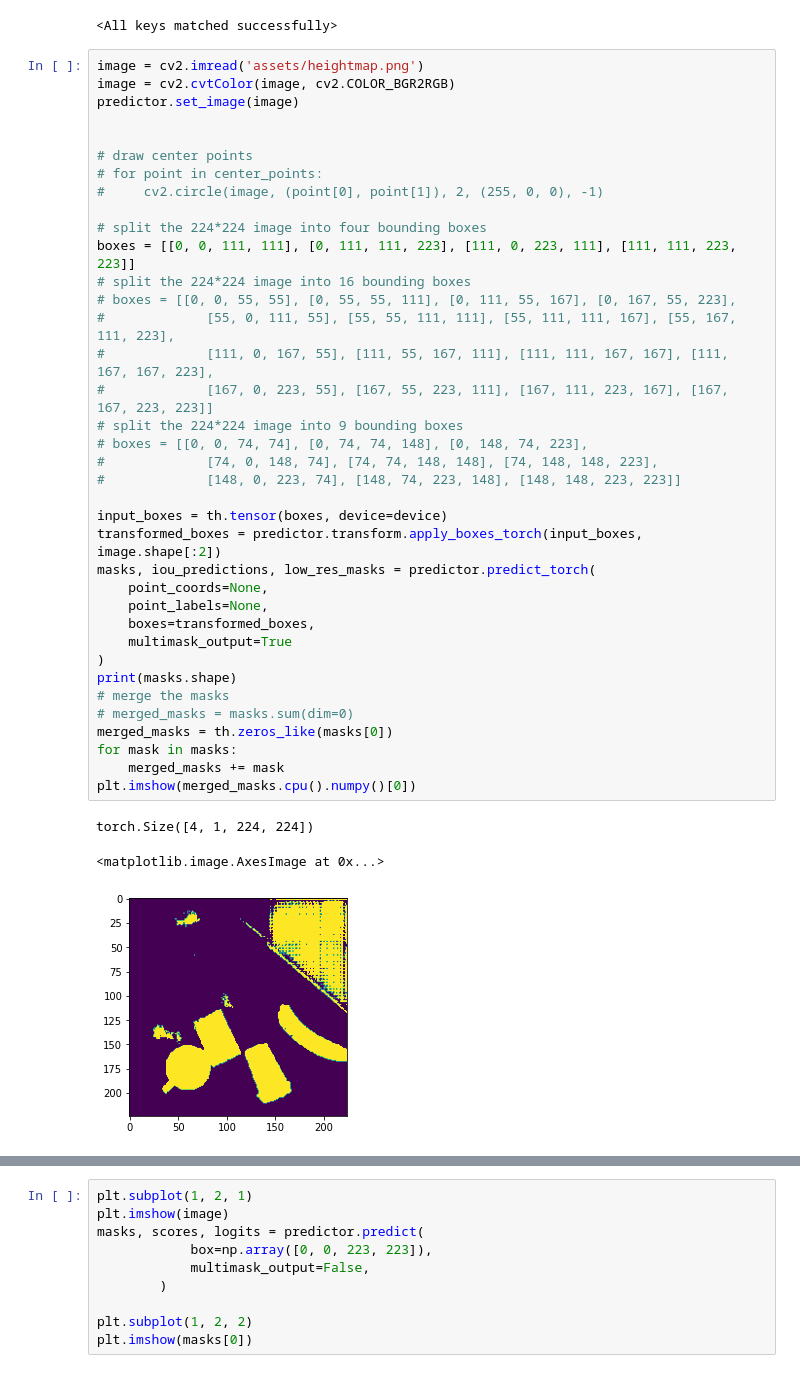
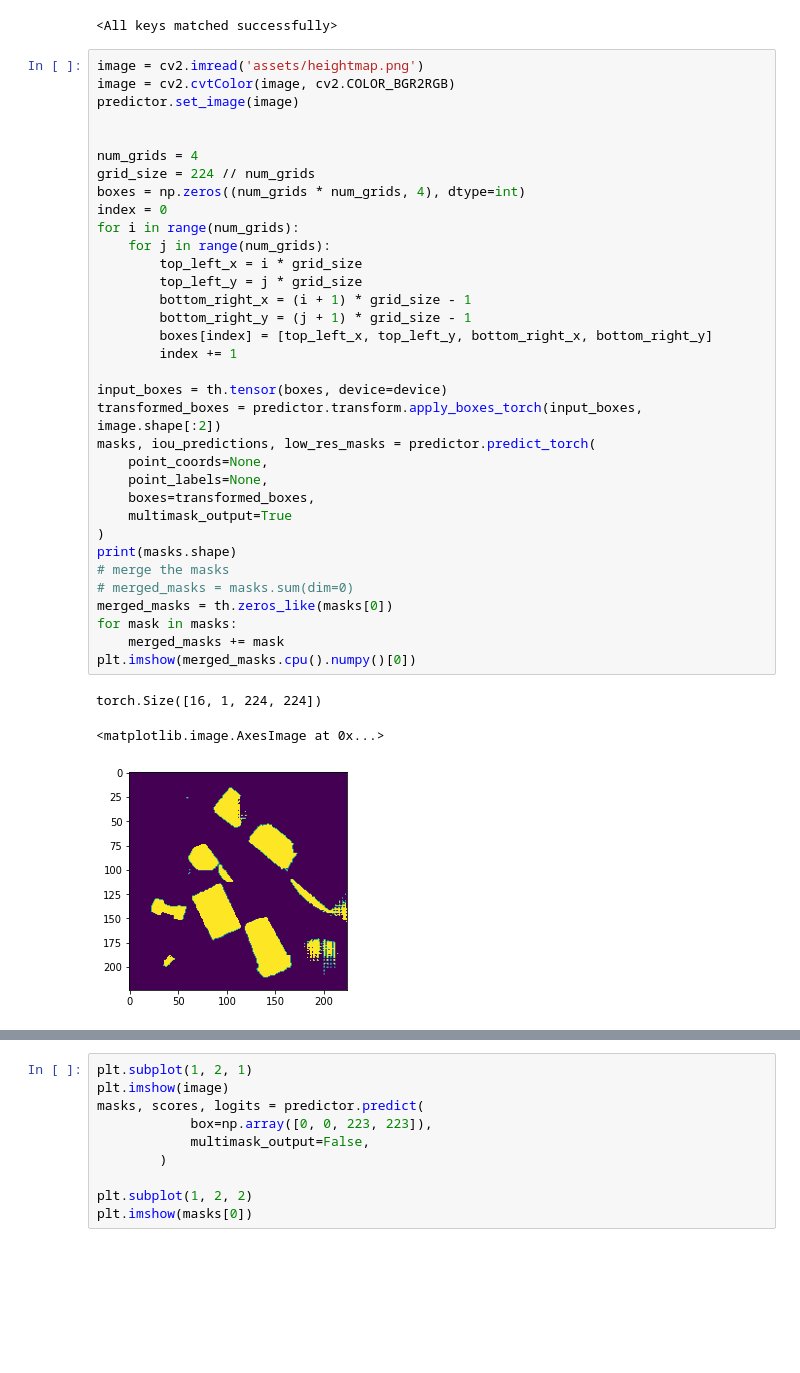
Before and after one commit to yuanmingqi/SAMG, a Jupyter notebook: test.ipynb, the cells around one changed output, grey strips where cells are left out. Drawn from its saved outputs; the diff is of its cells as text; blank space fills up the shorter version.

```diff
--- a/test.ipynb
+++ b/test.ipynb
@@ -59,44 +59,41 @@ def show_anns(anns):
     ax.imshow(img)
 # %% [output]
 <All keys matched successfully>
-# %%
-image = cv2.imread('assets/heightmap.png')
-image = cv2.cvtColor(image, cv2.COLOR_BGR2RGB)
-predictor.set_image(image)
-
-
-# draw center points
-# for point in center_points:
-#     cv2.circle(image, (point[0], point[1]), 2, (255, 0, 0), -1)
-
-# split the 224*224 image into four bounding boxes
-boxes = [[0, 0, 111, 111], [0, 111, 111, 223], [111, 0, 223, 111], [111, 111, 223, 223]]
-# split the 224*224 image into 16 bounding boxes
-# boxes = [[0, 0, 55, 55], [0, 55, 55, 111], [0, 111, 55, 167], [0, 167, 55, 223],
-#             [55, 0, 111, 55], [55, 55, 111, 111], [55, 111, 111, 167], [55, 167, 111, 223],
-#             [111, 0, 167, 55], [111, 55, 167, 111], [111, 111, 167, 167], [111, 167, 167, 223],
-#             [167, 0, 223, 55], [167, 55, 223, 111], [167, 111, 223, 167], [167, 167, 223, 223]]
-# split the 224*224 image into 9 bounding boxes
-# boxes = [[0, 0, 74, 74], [0, 74, 74, 148], [0, 148, 74, 223],
-#             [74, 0, 148, 74], [74, 74, 148, 148], [74, 148, 148, 223],
-#             [148, 0, 223, 74], [148, 74, 223, 148], [148, 148, 223, 223]]
-
-input_boxes = th.tensor(boxes, device=device)
-transformed_boxes = predictor.transform.apply_boxes_torch(input_boxes, image.shape[:2])
-masks, iou_predictions, low_res_masks = predictor.predict_torch(
-    point_coords=None,
-    point_labels=None,
-    boxes=transformed_boxes,
-    multimask_output=True
-)
-print(masks.shape)
-# merge the masks
-# merged_masks = masks.sum(dim=0)
-merged_masks = th.zeros_like(masks[0])
-for mask in masks:
-    merged_masks += mask
-plt.imshow(merged_masks.cpu().numpy()[0])
-# %% [output]
-torch.Size([4, 1, 224, 224])
-<matplotlib.image.AxesImage at 0x...>
-[figure, removed]
+# %%
+image = cv2.imread('assets/heightmap.png')
+image = cv2.cvtColor(image, cv2.COLOR_BGR2RGB)
+predictor.set_image(image)
+
+
+num_grids = 4
+grid_size = 224 // num_grids
+boxes = np.zeros((num_grids * num_grids, 4), dtype=int)
+index = 0
+for i in range(num_grids):
+    for j in range(num_grids):
+        top_left_x = i * grid_size
+        top_left_y = j * grid_size
+        bottom_right_x = (i + 1) * grid_size - 1
+        bottom_right_y = (j + 1) * grid_size - 1
+        boxes[index] = [top_left_x, top_left_y, bottom_right_x, bottom_right_y]
+        index += 1
+
+input_boxes = th.tensor(boxes, device=device)
+transformed_boxes = predictor.transform.apply_boxes_torch(input_boxes, image.shape[:2])
+masks, iou_predictions, low_res_masks = predictor.predict_torch(
+    point_coords=None,
+    point_labels=None,
+    boxes=transformed_boxes,
+    multimask_output=True
+)
+print(masks.shape)
+# merge the masks
+# merged_masks = masks.sum(dim=0)
+merged_masks = th.zeros_like(masks[0])
+for mask in masks:
+    merged_masks += mask
+plt.imshow(merged_masks.cpu().numpy()[0])
+# %% [output]
+torch.Size([16, 1, 224, 224])
+<matplotlib.image.AxesImage at 0x...>
+[figure, added]
```
Also changed, not shown: parts of 1 cell of this notebook, 17 other files.
